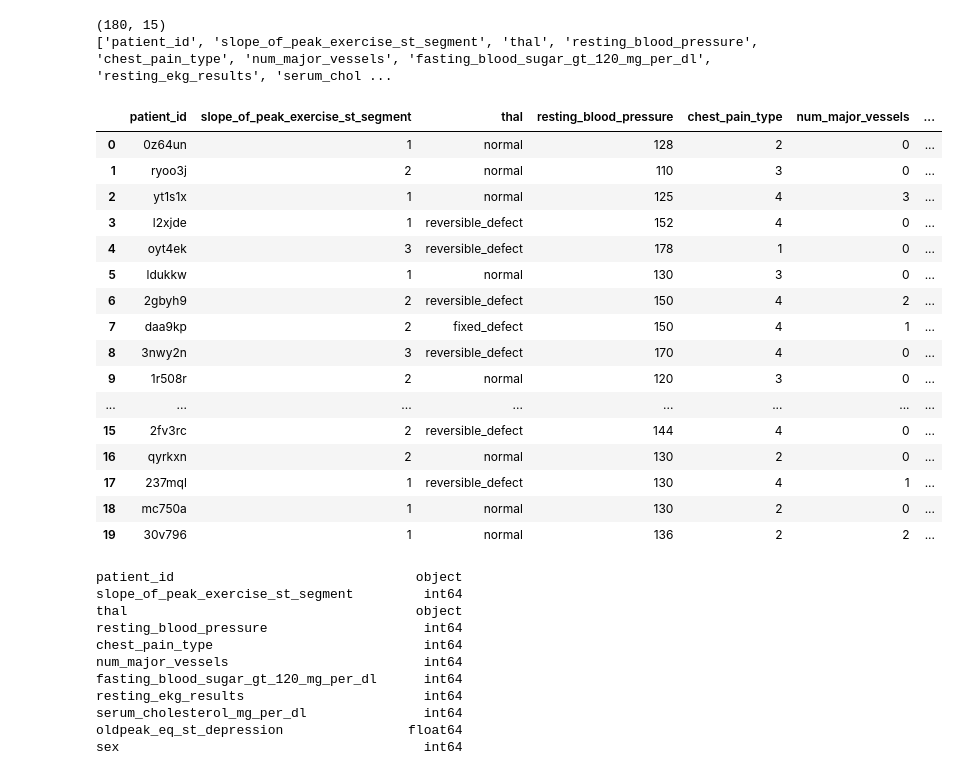
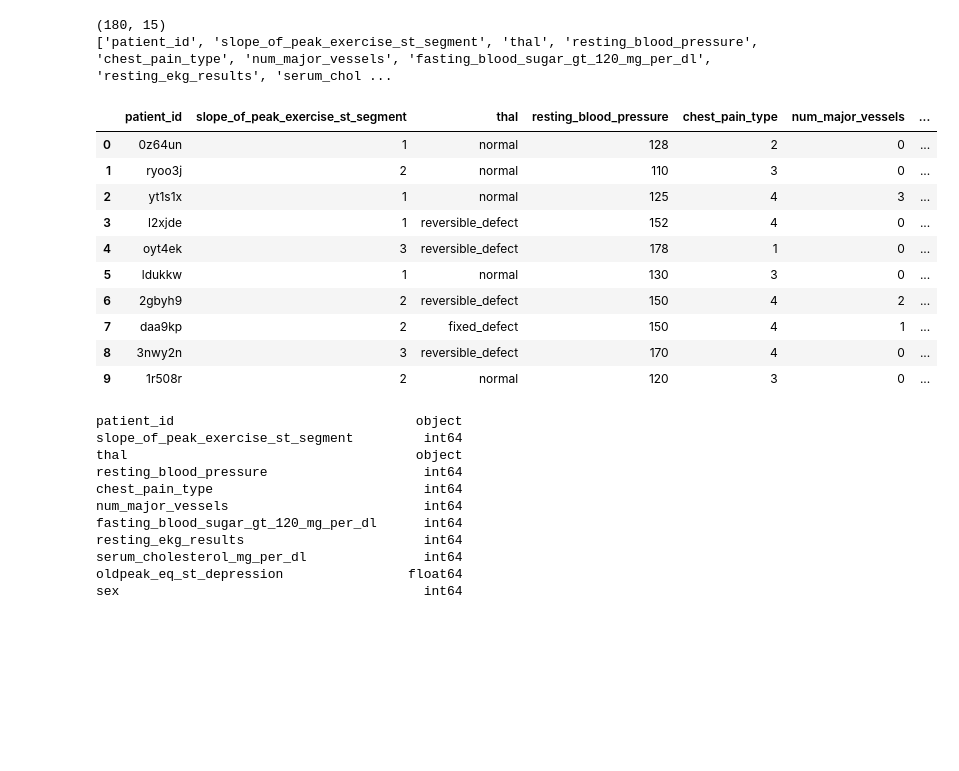
Before and after one commit to ruturajshete1008/Heart-health-prediction, a Jupyter notebook: ruturaj/heart_data.ipynb, the cells around one changed output. Drawn from its saved outputs; the diff is of its cells as text; code cells hidden in the pictures; blank space fills up the shorter version.

```diff
--- a/ruturaj/heart_data.ipynb
+++ b/ruturaj/heart_data.ipynb
@@ -67,25 +66,19 @@ print(list(dftype.columns))
 (180, 15)
 ['patient_id', 'slope_of_peak_exercise_st_segment', 'thal', 'resting_blood_pressure', 'chest_pain_type', 'num_major_vessels', 'fasting_blood_sugar_gt_120_mg_per_dl', 'resting_ekg_results', 'serum_chol ...
 # %%
-dftype.head(20)
+dftype.head(10)
 # %% [output]
 |  | patient_id | slope_of_peak_exercise_st_segment | thal | resting_blood_pressure | chest_pain_type | num_major_vessels | ... |
 | 0 | 0z64un | 1 | normal | 128 | 2 | 0 | ... |
 | 1 | ryoo3j | 2 | normal | 110 | 3 | 0 | ... |
 | 2 | yt1s1x | 1 | normal | 125 | 4 | 3 | ... |
 | 3 | l2xjde | 1 | reversible_defect | 152 | 4 | 0 | ... |
 | 4 | oyt4ek | 3 | reversible_defect | 178 | 1 | 0 | ... |
 | 5 | ldukkw | 1 | normal | 130 | 3 | 0 | ... |
 | 6 | 2gbyh9 | 2 | reversible_defect | 150 | 4 | 2 | ... |
 | 7 | daa9kp | 2 | fixed_defect | 150 | 4 | 1 | ... |
 | 8 | 3nwy2n | 3 | reversible_defect | 170 | 4 | 0 | ... |
 | 9 | 1r508r | 2 | normal | 120 | 3 | 0 | ... |
-| ... | ... | ... | ... | ... | ... | ... | ... |
-| 15 | 2fv3rc | 2 | reversible_defect | 144 | 4 | 0 | ... |
-| 16 | qyrkxn | 2 | normal | 130 | 2 | 0 | ... |
-| 17 | 237mql | 1 | reversible_defect | 130 | 4 | 1 | ... |
-| 18 | mc750a | 1 | normal | 130 | 2 | 0 | ... |
-| 19 | 30v796 | 1 | normal | 136 | 2 | 2 | ... |
 # %%
 dftype.dtypes
 # %% [output]
```
Also changed, not shown: parts of 5 cells of this notebook, 22 other files.
